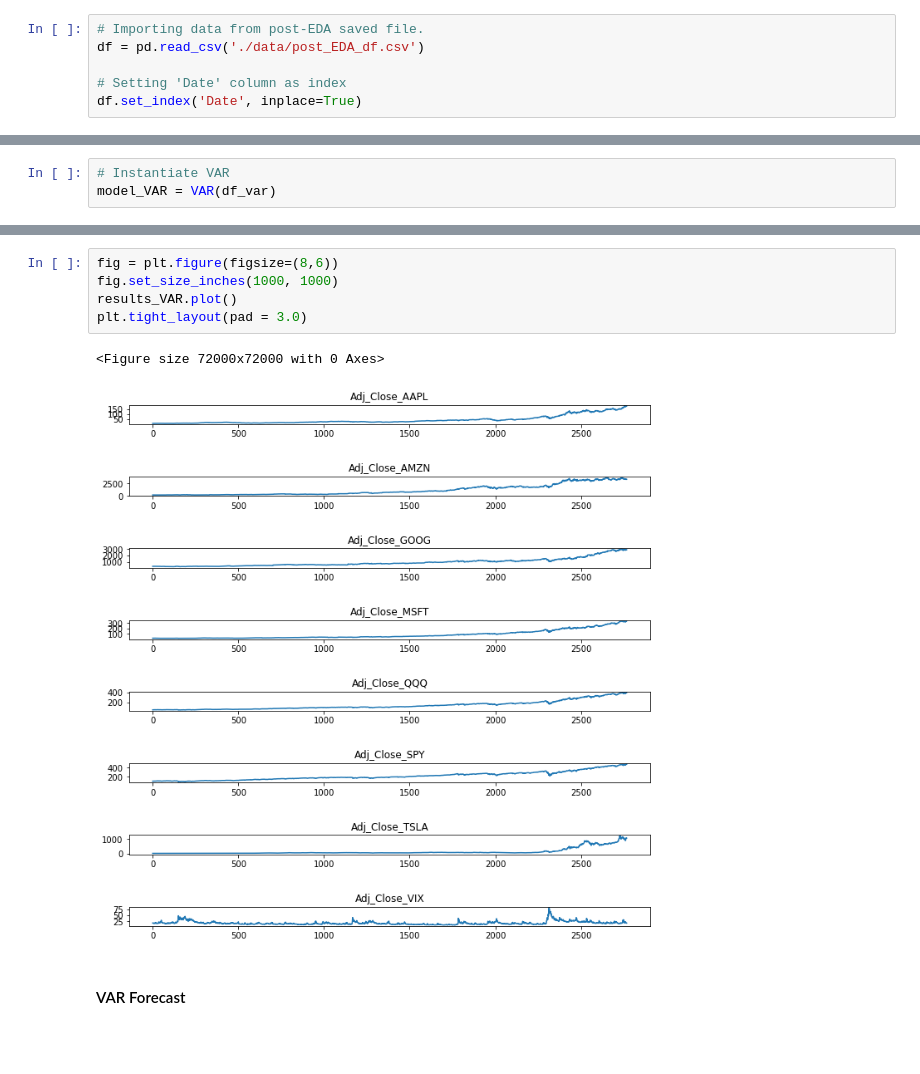
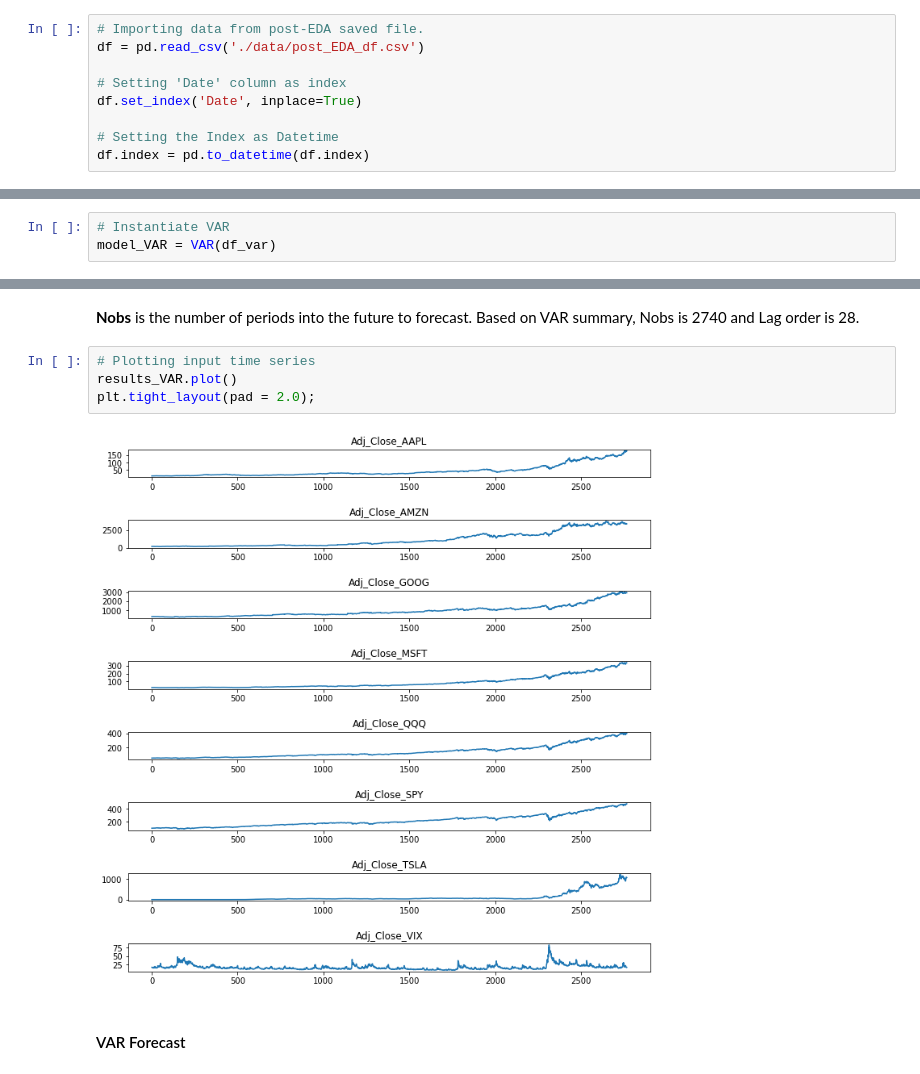
Before and after one commit to mh0805/Equity-price-prediction-and-forecast-with-Time-series-analysis-and-Machine-Learning, a Jupyter notebook: 3. Data Pre-processing & Modeling.ipynb, the cells around one changed output, grey strips where cells are left out. Drawn from its saved outputs; the diff is of its cells as text; blank space fills up the shorter version.

```diff
--- a/3. Data Pre-processing & Modeling.ipynb
+++ b/3. Data Pre-processing & Modeling.ipynb
@@ -23,6 +29,9 @@ df = pd.read_csv('./data/post_EDA_df.csv')
 
 # Setting 'Date' column as index
 df.set_index('Date', inplace=True)
+
+# Setting the Index as Datetime
+df.index = pd.to_datetime(df.index)
 # %%
 # DataFrame check
 df.info()
@@ -604,14 +722,14 @@ Adj_Close_QQQ           0.786400        0.748449        0.783650        0.857837
 Adj_Close_SPY           0.650747        0.551934        0.704831        0.755015       0.889799       1.000000        0.254623      -0.804058
 Adj_Close_TSLA          0.335717        0.256755        0.230239        0.296204       0.419428       0.254623        1.000000      -0.152654
 Adj_Close_VIX          -0.454631       -0.385118       -0.544317       -0.547801      -0.681161      -0.804058       -0.152654       1.000000
+# %% [markdown]
+**Nobs** is the number of periods into the future to forecast. Based on VAR summary, Nobs is 2740 and Lag order is 28.
 # %%
-fig = plt.figure(figsize=(8,6))
-fig.set_size_inches(1000, 1000)
+# Plotting input time series
 results_VAR.plot()
-plt.tight_layout(pad = 3.0)
+plt.tight_layout(pad = 2.0);
 # %% [output]
-<Figure size 72000x72000 with 0 Axes>
-[figure, old version]
+[figure, new version]
 # %% [markdown]
 #### VAR Forecast
 # %%
```
Also changed, not shown: parts of 105 cells of this notebook, 16 other files.
